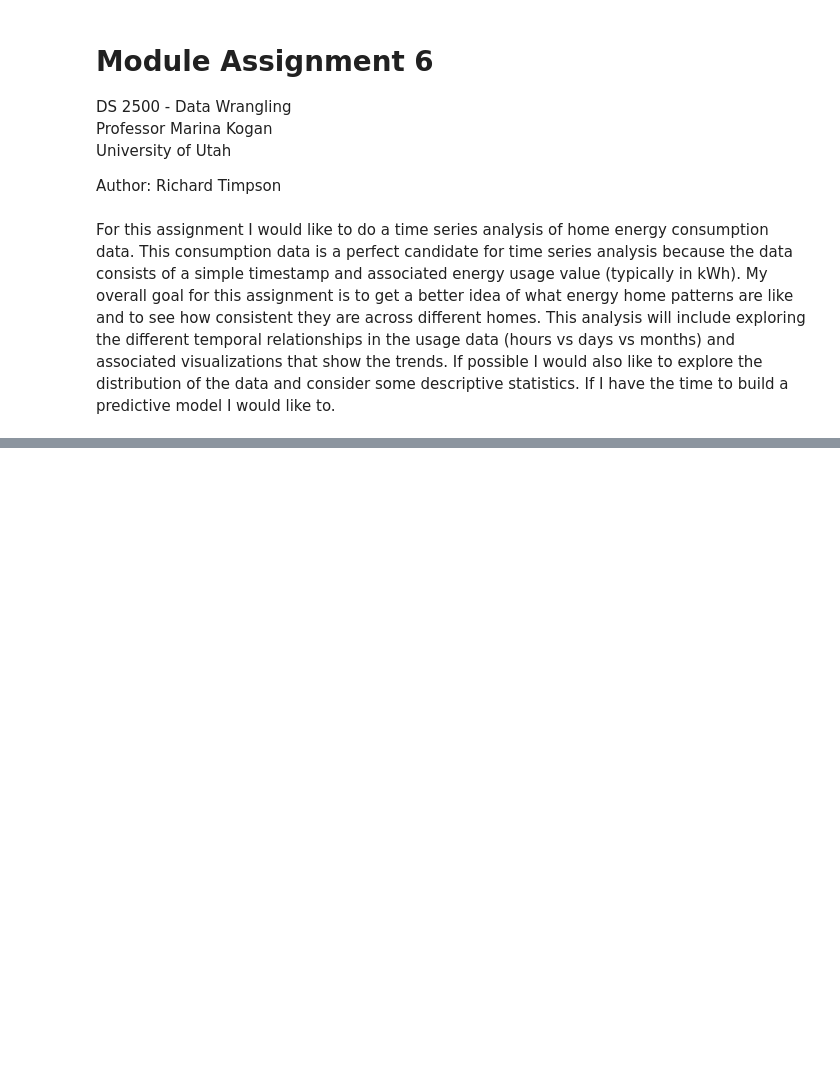
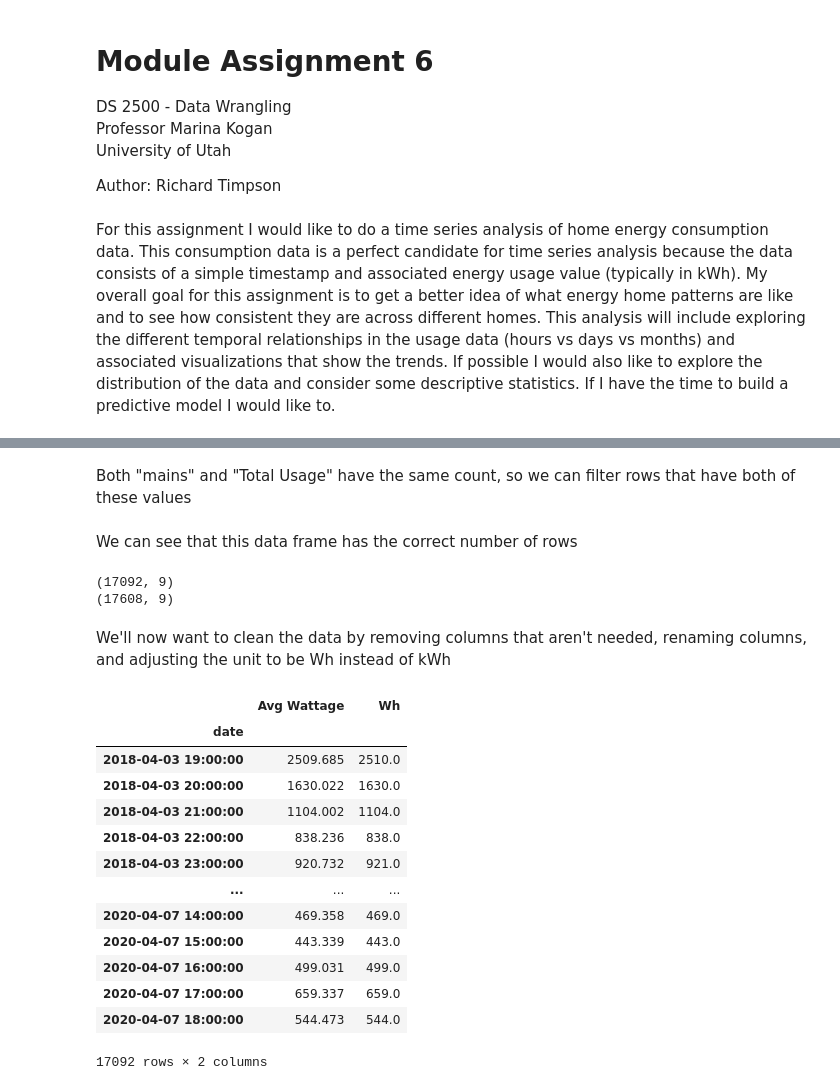
Before and after one commit to richard-timpson/solar-panel-output-prediction, a Jupyter notebook: code/DataWranglingProjects/TimeSeriesAnalysis/ModuleAssignment6.ipynb, the cells around one changed output, grey strips where cells are left out. Saved outputs shown, nothing was run; the diff lists cells and outputs as text; code cells hidden in the pictures; blank space fills up the shorter version.

```diff
--- a/code/DataWranglingProjects/TimeSeriesAnalysis/ModuleAssignment6.ipynb
+++ b/code/DataWranglingProjects/TimeSeriesAnalysis/ModuleAssignment6.ipynb
@@ -30,0 +103,46 @@ FileNotFoundError: [Errno 2] File b'../../../data/consumption_data/homesense/2/r
+# %% [markdown]
+Both "mains" and "Total Usage" have the same count, so we can filter rows that have both of these values
+# %%
+for i in [1,2]:
+    hs_dfs[i] = hs_dfs[i].loc[(hs_dfs[i]['Device ID'] == "mains") & (hs_dfs[i]['Name'] == "Total Usage")]
+# %% [markdown]
+We can see that this data frame has the correct number of rows
+# %%
+for i in [1,2]:
+    print(hs_dfs[i].shape)
+# %% [output]
+(17092, 9)
+(17608, 9)
+# %% [markdown]
+We'll now want to clean the data by removing columns that aren't needed, renaming columns, and adjusting the unit to be Wh instead of kWh
+# %%
+def clean_homesense(df):
+    df_clean = df.copy()
+    df_clean['date'] = pd.to_datetime(df_clean['DateTime'])
+    df_clean = df_clean.set_index('date')
+    df_clean = df_clean[['Avg Wattage', 'kWh']]
+    df_clean['kWh'] = df_clean['kWh'].apply(lambda x: x * 1000)
+    df_clean = df_clean.rename(columns={'kWh': 'Wh'})
+    return df_clean
+# %%
+hs_dfs_clean = {
+    1: clean_homesense(hs_dfs[1]),
+    2: clean_homesense(hs_dfs[2])
+}
+# %%
+hs_dfs_clean[1]
+# %% [output]
+|  | Avg Wattage | Wh |
+| date |  |  |
+| 2018-04-03 19:00:00 | 2509.685 | 2510.0 |
+| 2018-04-03 20:00:00 | 1630.022 | 1630.0 |
+| 2018-04-03 21:00:00 | 1104.002 | 1104.0 |
+| 2018-04-03 22:00:00 | 838.236 | 838.0 |
+| 2018-04-03 23:00:00 | 920.732 | 921.0 |
+| ... | ... | ... |
+| 2020-04-07 14:00:00 | 469.358 | 469.0 |
+| 2020-04-07 15:00:00 | 443.339 | 443.0 |
+| 2020-04-07 16:00:00 | 499.031 | 499.0 |
+| 2020-04-07 17:00:00 | 659.337 | 659.0 |
+| 2020-04-07 18:00:00 | 544.473 | 544.0 |
+17092 rows × 2 columns
```
Also changed, not shown: parts of 69 cells of this notebook.
